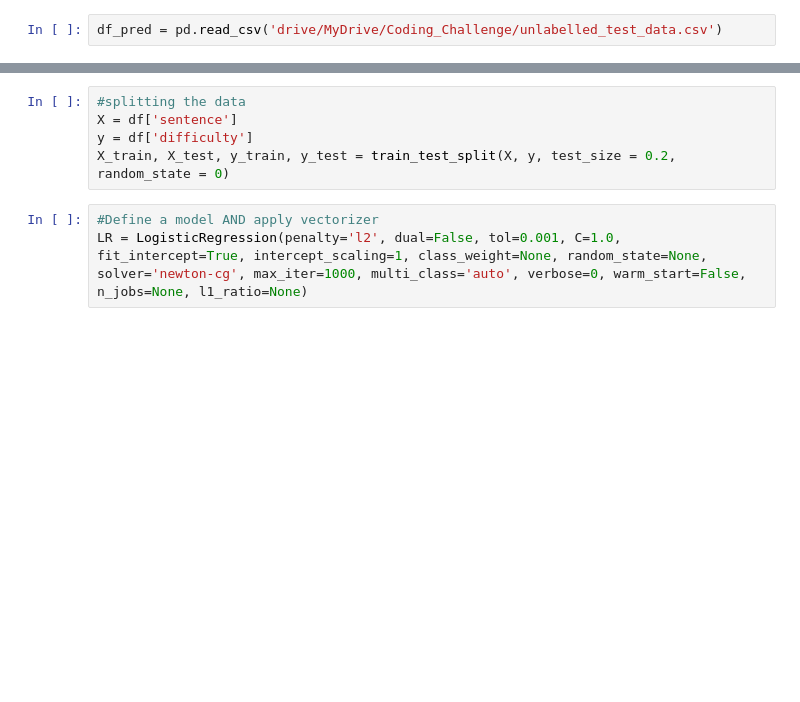
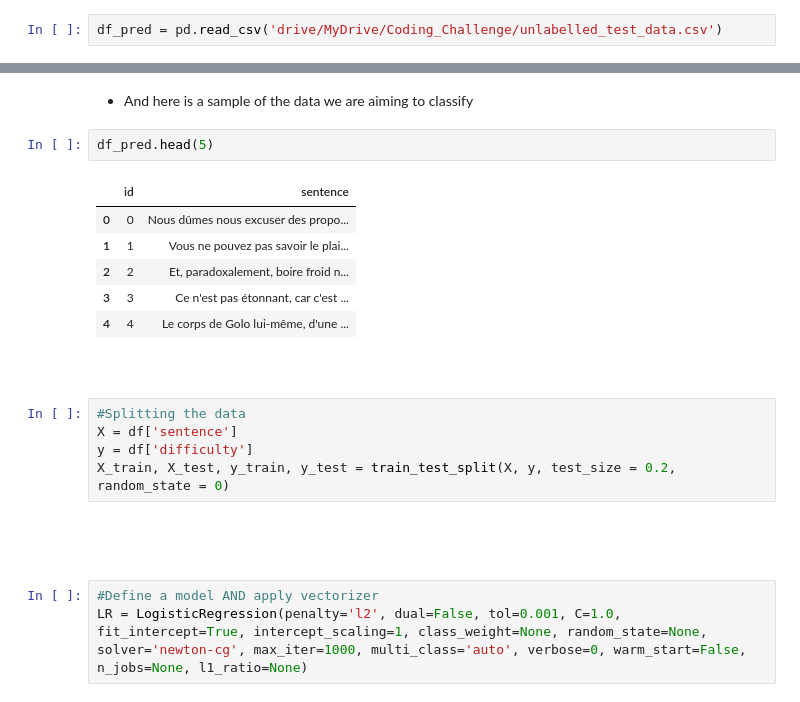
Before and after one commit to Srivathshan-Paramalingam-0505/DMML2022_UNIL_Zoom, a Jupyter notebook: different_tokenizers.ipynb, the cells around one changed output, grey strips where cells are left out. Saved outputs shown, nothing was run; the diff lists cells and outputs as text; blank space fills up the shorter version.

```diff
--- a/different_tokenizers.ipynb
+++ b/different_tokenizers.ipynb
@@ -69,8 +75,23 @@ df_pred = pd.read_csv('drive/MyDrive/Coding_Challenge/unlabelled_test_data.csv')
+# %% [markdown]
+* And here is a sample of the data we are aiming to classify
+# %%
+df_pred.head(5)
+# %% [output]
+|  | id | sentence |
+| 0 | 0 | Nous dûmes nous excuser des propo... |
+| 1 | 1 | Vous ne pouvez pas savoir le plai... |
+| 2 | 2 | Et, paradoxalement, boire froid n... |
+| 3 | 3 | Ce n'est pas étonnant, car c'est ... |
+| 4 | 4 | Le corps de Golo lui-même, d'une ... |
+# %% [markdown]
+<font color = 'white'>Now, we will set our dependent (y) and independent (X) variables
 # %%
-#splitting the data
+#Splitting the data
 X = df['sentence']
 y = df['difficulty']
 X_train, X_test, y_train, y_test = train_test_split(X, y, test_size = 0.2, random_state = 0)
+# %% [markdown]
+<font color = 'white'>Then we will apply a linear regression as a classifier but first use the vector "tfidf" to make it possible since the model requires numeric values
 # %%
 #Define a model AND apply vectorizer
 LR = LogisticRegression(penalty='l2', dual=False, tol=0.001, C=1.0, fit_intercept=True, intercept_scaling=1, class_weight=None, random_state=None, solver='newton-cg', max_iter=1000, multi_class='auto', verbose=0, warm_start=False, n_jobs=None, l1_ratio=None)
```
Also changed, not shown: parts of 53 cells of this notebook.
